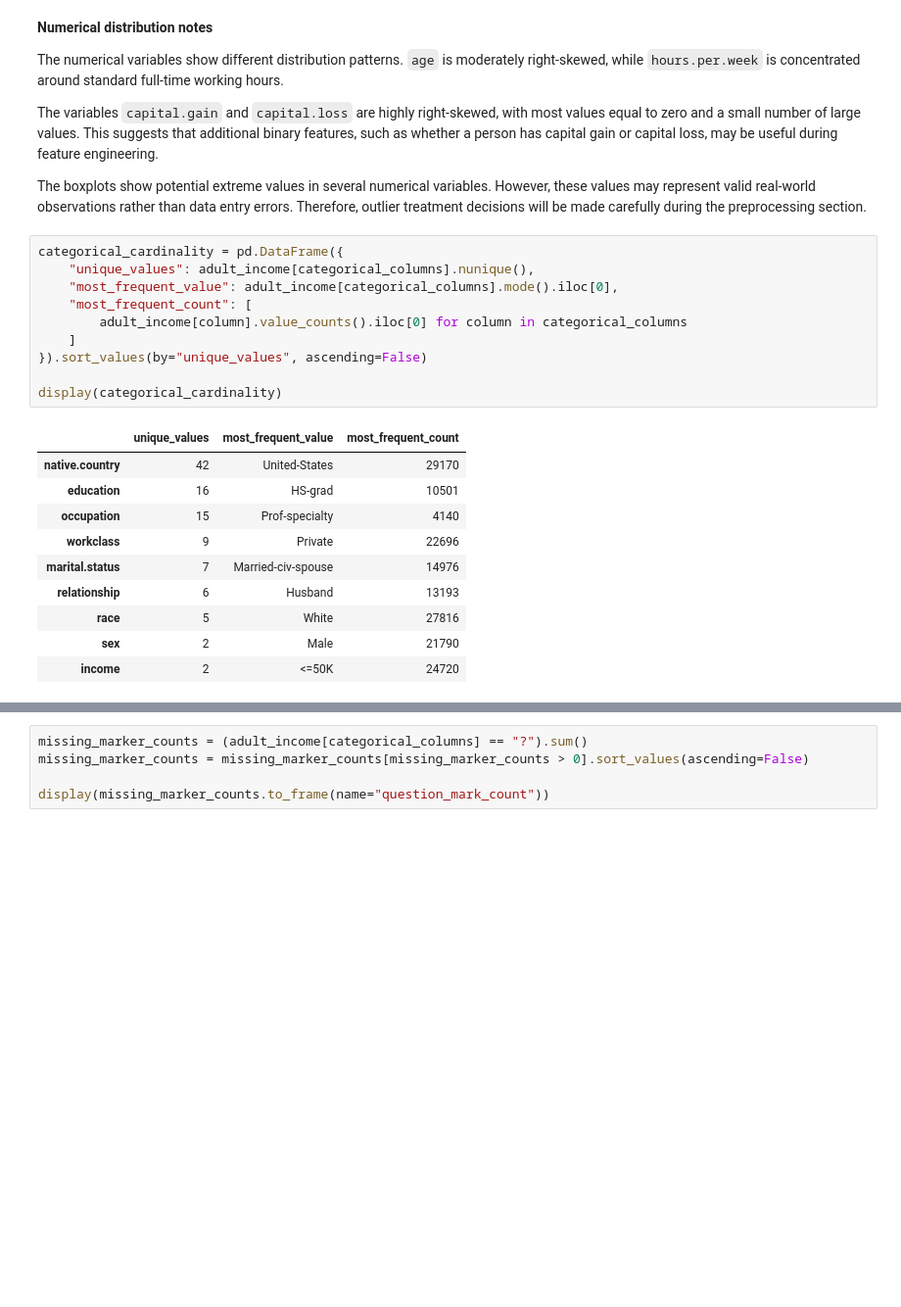
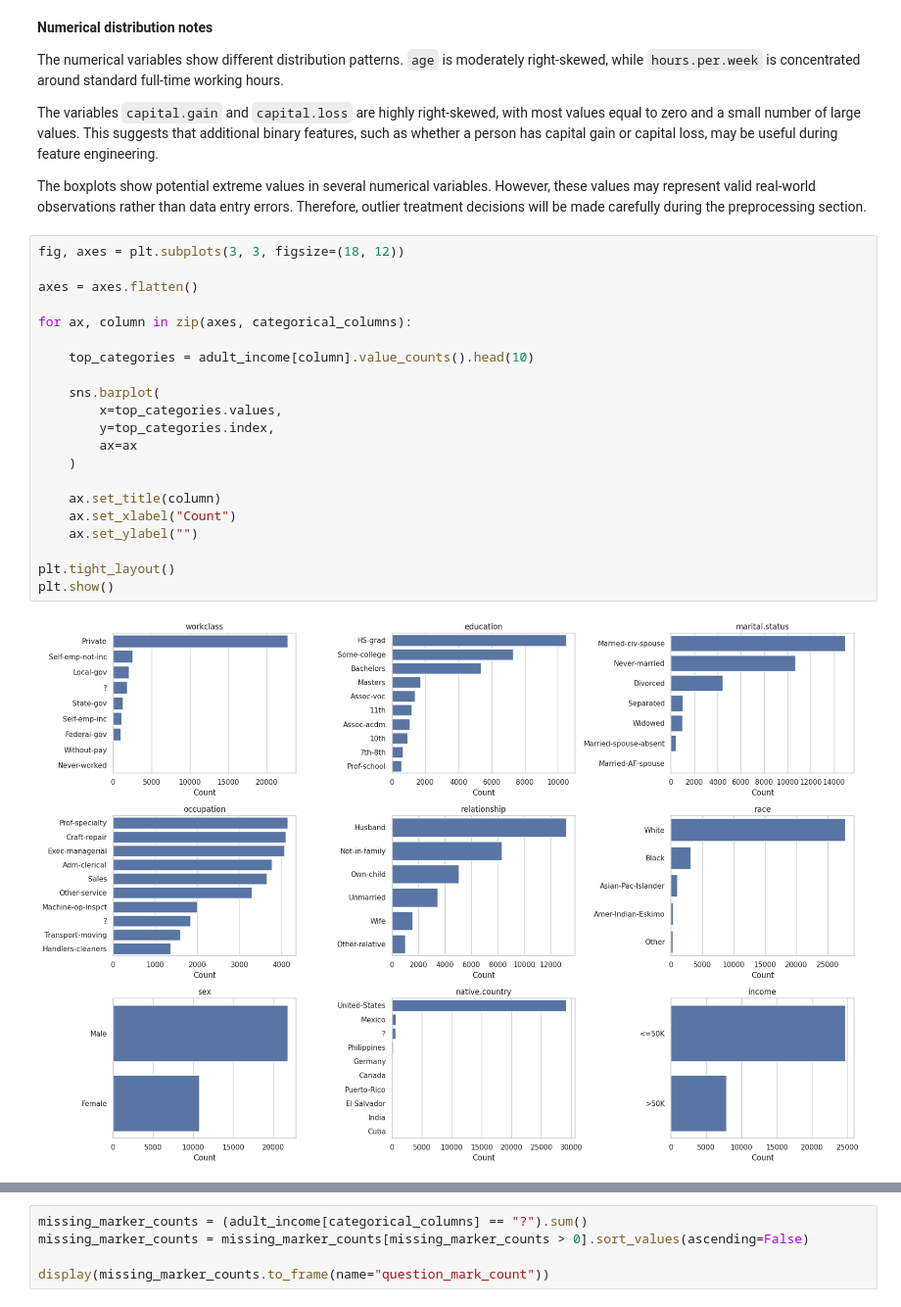
Before and after one commit to dantawalli/Adult-census-income-ML-project, a Jupyter notebook: adult_income_responsible_ai.ipynb, the cells around one changed output, grey strips where cells are left out. Shown at 98% size. Saved outputs shown, nothing was run; the diff lists cells and outputs as text; blank space fills up the shorter version.

```diff
--- a/adult_income_responsible_ai.ipynb
+++ b/adult_income_responsible_ai.ipynb
@@ -198,23 +198,25 @@ The variables `capital.gain` and `capital.loss` are highly right-skewed, with mo
 
 The boxplots show potential extreme values in several numerical variables. However, these values may represent valid real-world observations rather than data entry errors. Therefore, outlier treatment decisions will be made carefully during the preprocessing section.
 # %%
-categorical_cardinality = pd.DataFrame({
-    "unique_values": adult_income[categorical_columns].nunique(),
-    "most_frequent_value": adult_income[categorical_columns].mode().iloc[0],
-    "most_frequent_count": [
-        adult_income[column].value_counts().iloc[0] for column in categorical_columns
-    ]
-}).sort_values(by="unique_values", ascending=False)
+fig, axes = plt.subplots(3, 3, figsize=(18, 12))
 
-display(categorical_cardinality)
+axes = axes.flatten()
+
+for ax, column in zip(axes, categorical_columns):
+
+    top_categories = adult_income[column].value_counts().head(10)
+
+    sns.barplot(
+        x=top_categories.values,
+        y=top_categories.index,
+        ax=ax
+    )
+
+    ax.set_title(column)
+    ax.set_xlabel("Count")
+    ax.set_ylabel("")
+
+plt.tight_layout()
+plt.show()
 # %% [output]
-|  | unique_values | most_frequent_value | most_frequent_count |
-| native.country | 42 | United-States | 29170 |
-| education | 16 | HS-grad | 10501 |
-| occupation | 15 | Prof-specialty | 4140 |
-| workclass | 9 | Private | 22696 |
-| marital.status | 7 | Married-civ-spouse | 14976 |
-| relationship | 6 | Husband | 13193 |
-| race | 5 | White | 27816 |
-| sex | 2 | Male | 21790 |
-| income | 2 | <=50K | 24720 |
+[figure, added]
```
Also changed, not shown: parts of 2 cells of this notebook.
